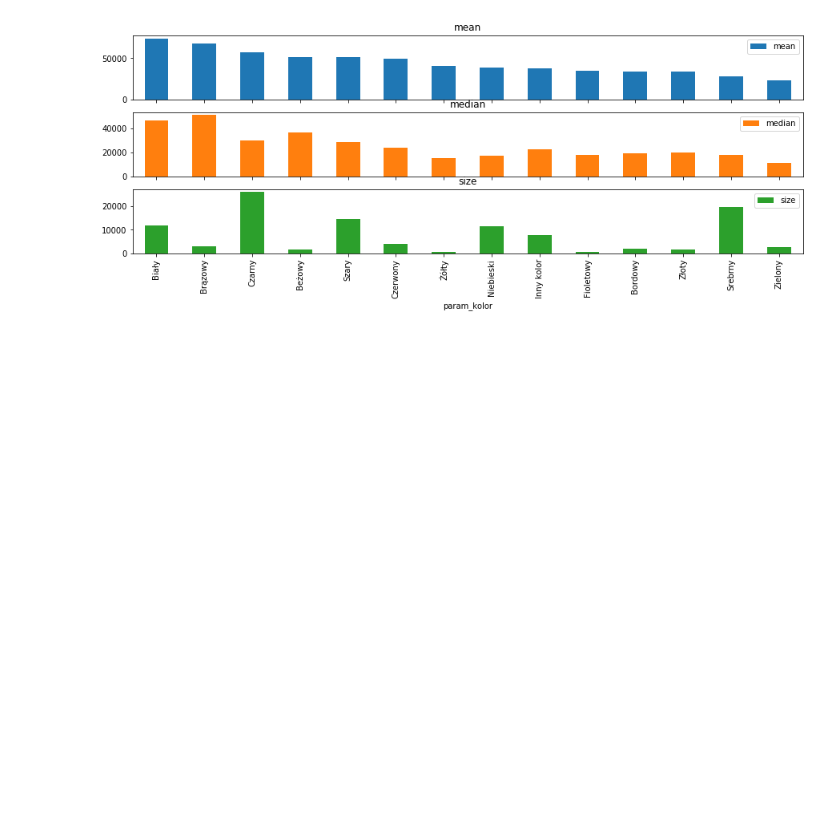
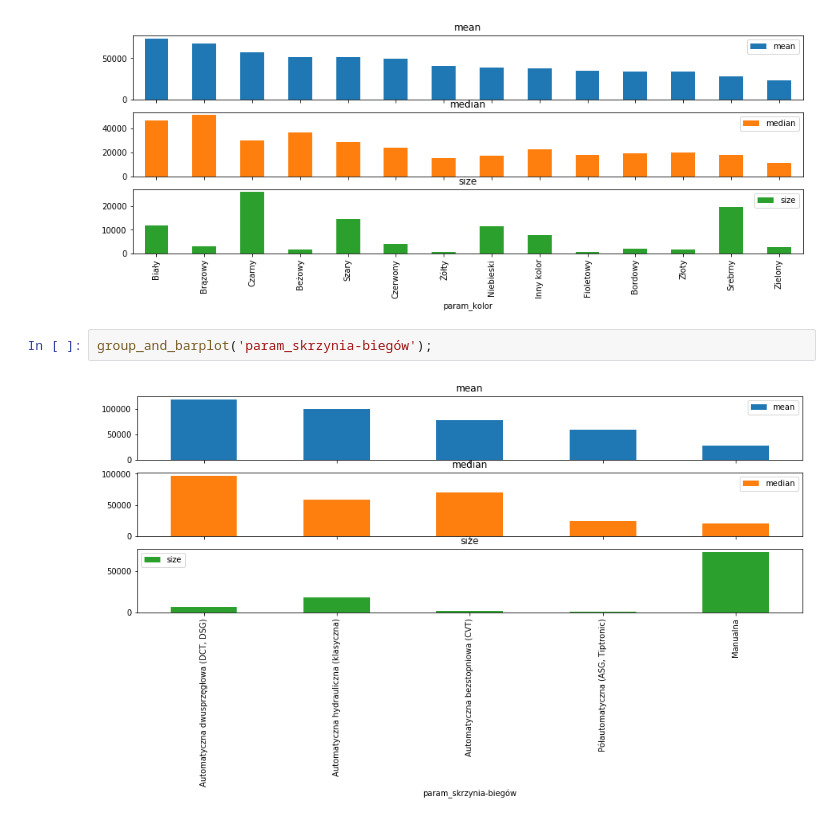
Before and after one commit to Aleksandra094/dw_matrix_car, a Jupyter notebook: day2_visualisation.ipynb, the cells around one changed output. Drawn from its saved outputs; the diff is of its cells as text; blank space fills up the shorter version.

```diff
--- a/day2_visualisation.ipynb
+++ b/day2_visualisation.ipynb
@@ -147,3 +147,7 @@ group_and_barplot('param_kraj-pochodzenia', feat_sort='size');
 group_and_barplot('param_kolor', feat_sort='mean');
 # %% [output]
 [figure]
+# %%
+group_and_barplot('param_skrzynia-biegów');
+# %% [output]
+[figure, added]
```
Also changed, not shown: parts of 1 cell of this notebook, 1 other file.
